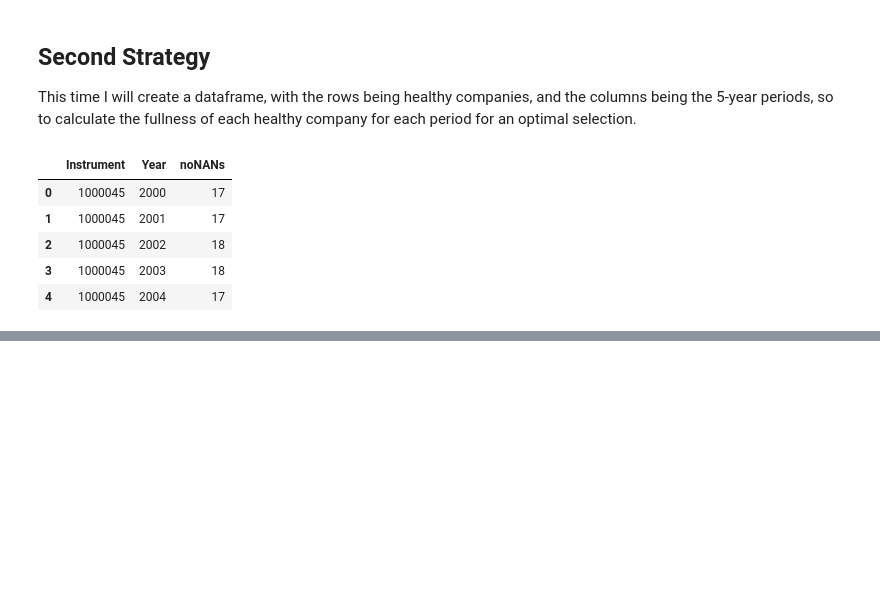
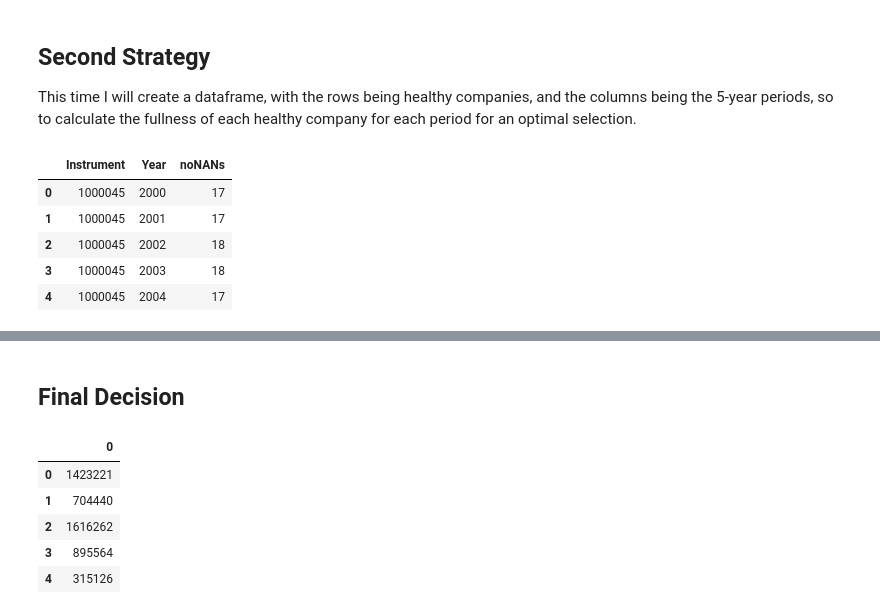
Before and after one commit to Faisalsouz/bankruptcy, a Jupyter notebook: data/Eikon/Cleaning.ipynb, the cells around one changed output, grey strips where cells are left out. Cells and saved outputs as stored; diff of their text form; code cells hidden in the pictures; blank space fills up the shorter version.

```diff
--- a/data/Eikon/Cleaning.ipynb
+++ b/data/Eikon/Cleaning.ipynb
@@ -329,0 +331,17 @@ dfout
+# %% [markdown]
+## Final Decision
+# %%
+# for the first step, remove the CIK with no filed/recorded 10-K forms
+# read the csv file
+cik_no10K = pd.read_csv('cik_without_10k.csv', header=None)
+
+bad_cik = cik_no10K[0].to_list()
+
+cik_no10K.head()
+# %% [output]
+|  | 0 |
+| 0 | 1423221 |
+| 1 | 704440 |
+| 2 | 1616262 |
+| 3 | 895564 |
+| 4 | 315126 |
```
Also changed, not shown: parts of 12 cells of this notebook, 2 other files.
